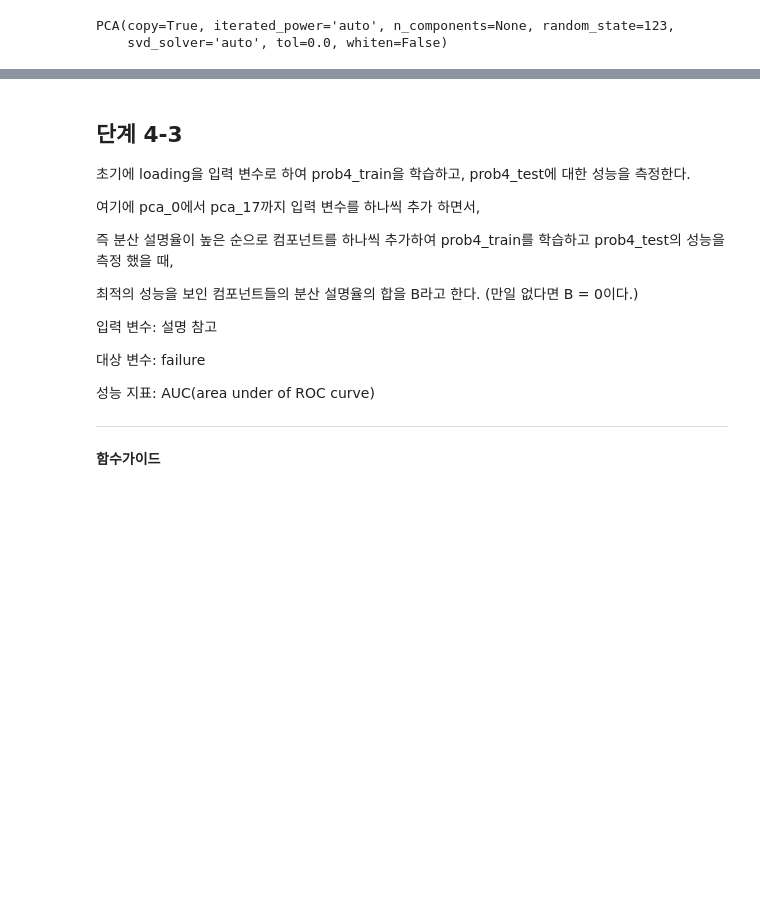
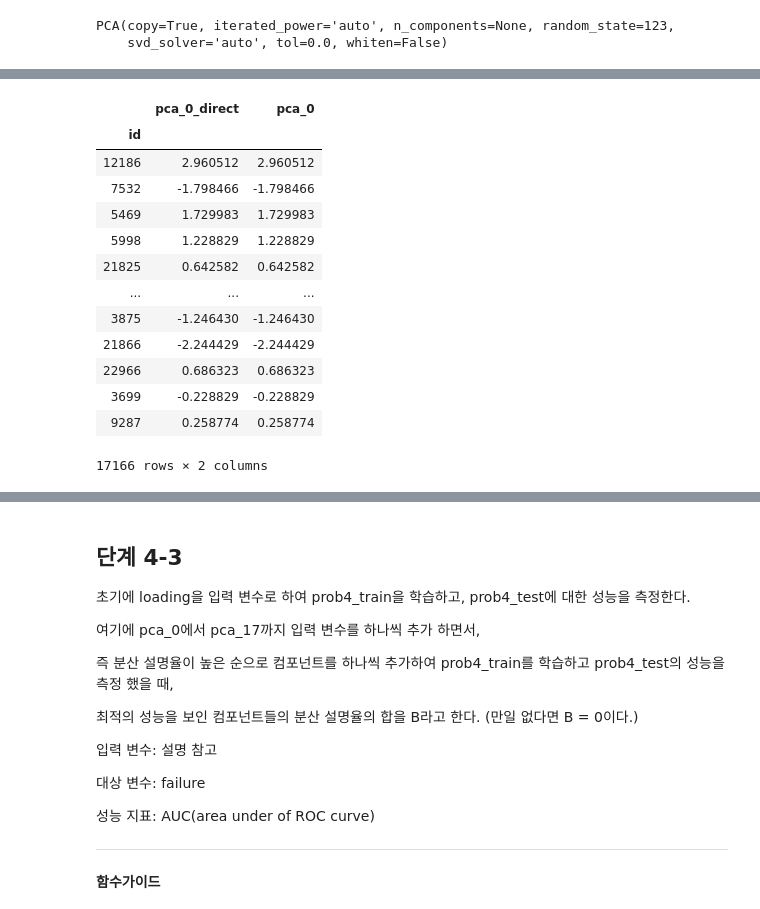
Before and after one commit to sunkusun9/DS_lv3_2410_2, a Jupyter notebook: sec_ds_lv3_prob1_prob.ipynb, the cells around one changed output, grey strips where cells are left out. Cells and saved outputs as stored; diff of their text form; code cells hidden in the pictures; blank space fills up the shorter version.

```diff
--- a/sec_ds_lv3_prob1_prob.ipynb
+++ b/sec_ds_lv3_prob1_prob.ipynb
@@ -1372,0 +1413,22 @@ df_cov
+# %%
+# 제1주성분을 직접 구해봅니다: (X - X_mean).dot(제1주성분 고유벡터)
+# 그리고 pca transform으로 나온 결과와 비교합니다.
+pd.concat([
+    (df_prob4_train[X_pca] - df_prob4_train[X_pca].mean()).dot(df_comp.iloc[0]).rename('pca_0_direct'),
+    df_prob4_train['pca_0']
+], axis=1)
+# %% [output]
+|  | pca_0_direct | pca_0 |
+| id |  |  |
+| 12186 | 2.960512 | 2.960512 |
+| 7532 | -1.798466 | -1.798466 |
+| 5469 | 1.729983 | 1.729983 |
+| 5998 | 1.228829 | 1.228829 |
+| 21825 | 0.642582 | 0.642582 |
+| ... | ... | ... |
+| 3875 | -1.246430 | -1.246430 |
+| 21866 | -2.244429 | -2.244429 |
+| 22966 | 0.686323 | 0.686323 |
+| 3699 | -0.228829 | -0.228829 |
+| 9287 | 0.258774 | 0.258774 |
+17166 rows × 2 columns
```
Also changed, not shown: parts of 118 cells of this notebook.
